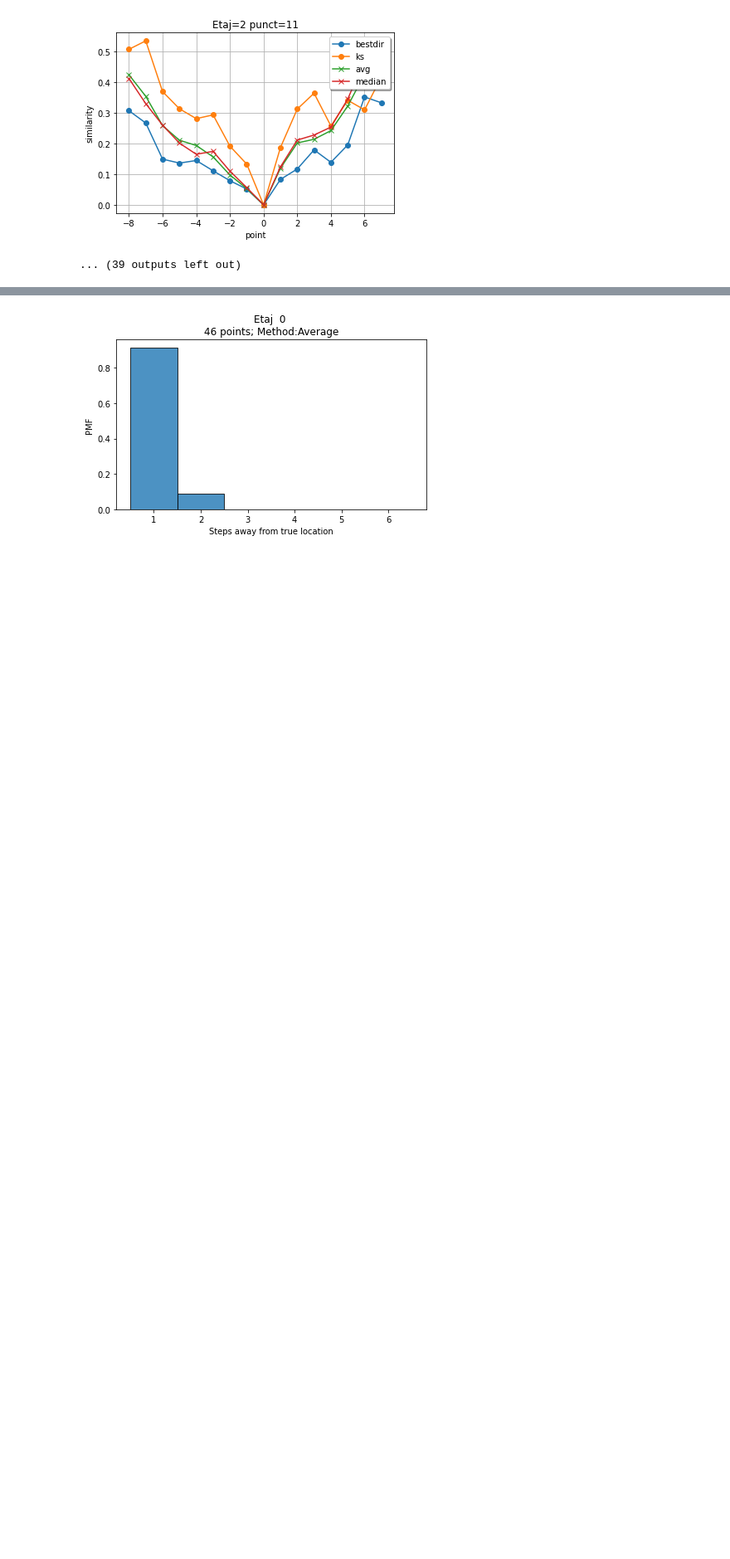
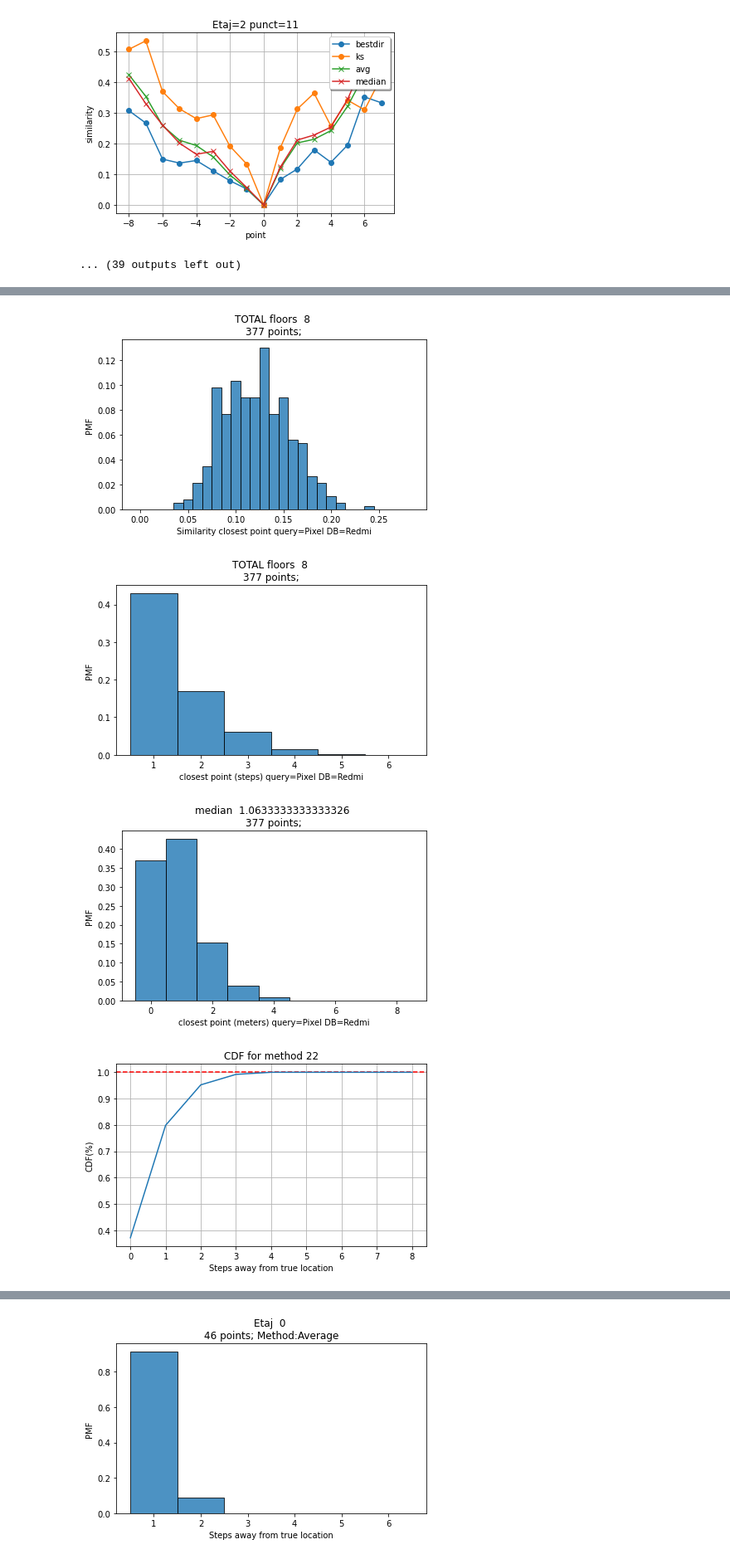
Before and after one commit to documenteinaer/similarity, a Jupyter notebook: similarity-studiu-loc.ipynb, the cells around one changed output, grey strips where cells are left out. Shown at 83% size. Saved outputs shown, nothing was run; the diff lists cells and outputs as text; code cells hidden in the pictures; blank space fills up the shorter version.

Commit message:
pixel vs redmi

```diff
--- a/similarity-studiu-loc.ipynb
+++ b/similarity-studiu-loc.ipynb
@@ -13,7 +13,7 @@ from utils import *
 import sys, os, random
 # from compare_locations import compare_locations
 
-datadir = "../data/noproc/"
+datadir = "../data/nowl/"
 # preprocessed already, with
 # %%
 pix_etaje = [
@@ -161,6 +167,7 @@ def compare_locations(c1, c2, simil_method = braycurtis,  selection = 'Average')
 # %%
 # visualize points on a floor in relation to their neighbors
 #
+etaje = retaje
 etaj = 2
 npct = len(etaje[etaj])
 r = np.arange(0, npct)
@@ -227,0 +254,15 @@ def test_allvsall(collection, selection='Average'):
+# %%
+#  query = Pixel
+#  DB = redmi
+cl_sim = []
+cl_steps = []
+cl_dist = []
+
+#for e in len(retaje):
+for e in range(0, len(petaje)):
+    for p in range(0, len(petaje[e])):
+        sim, index, d =  test_queryvsall(petaje[e][p], retaje[e], 'Average')
+        print(sim, diff_modulo(p, index, len(petaje[e])), d)
+        cl_sim.append(sim)
+        cl_steps.append(diff_modulo(p, index, len(petaje[e])))
+        cl_dist.append(d)
@@ -227,0 +287,60 @@ def test_allvsall(collection, selection='Average'):
+# %%
+
+b = np.arange(0, 0.3, 0.01) # Bins of histogram - from 1 to 5
+bin_width = b[1] - b[0]
+hist_sim, bins_out = np.histogram(np.array(cl_sim), b, density=False)
+hist_sim = hist_sim / len(cl_sim)
+fig = plt.figure()
+plt.bar(b[:-1], hist_sim, width=bin_width, ec='k', alpha=0.8)
+plt.xlabel("Similarity closest point query=Pixel DB=Redmi")
+plt.ylabel("PMF")
+plt.title("{} {} \n{}{}".format("TOTAL floors ", len(etaje), len(cl_sim), " points;"))
+plt.tight_layout()
+plt.show()
+#    fig.savefig(f"{method}-{len(etaje)}.pdf", bbox_inches='tight')
+#    print("Percentages: ", hist_away)
+
+b = np.arange(1, 8, 1) # Bins of histogram - from 1 to 5
+bin_width = b[1] - b[0]
+hist_sim, bins_out = np.histogram(np.array(cl_steps), b, density=False)
+hist_sim = hist_sim / len(cl_sim)
+fig = plt.figure()
+plt.bar(b[:-1], hist_sim, width=bin_width, ec='k', alpha=0.8)
+plt.xlabel("closest point (steps) query=Pixel DB=Redmi")
+plt.ylabel("PMF")
+plt.title("{} {} \n{}{}".format("TOTAL floors ", len(etaje), len(cl_sim), " points;"))
+plt.tight_layout()
+plt.show()
+#    fig.savefig(f"{method}-{len(etaje)}.pdf", bbox_inches='tight')
+#    print("Percentages: ", hist_away)
+
+
+
+b = np.arange(0, 10, 1) # Bins of histogram - from 1 to 5
+bin_width = b[1] - b[0]
+hist_sim, bins_out = np.histogram(np.array(cl_dist), b, density=False)
+hist_sim = hist_sim / len(cl_sim)
+fig = plt.figure()
+plt.bar(b[:-1], hist_sim, width=bin_width, ec='k', alpha=0.8)
+plt.xlabel("closest point (meters) query=Pixel DB=Redmi")
+plt.ylabel("PMF")
+plt.title("{} {} \n{}{}".format("median ", np.median(cl_dist), len(cl_sim), " points;"))
+plt.tight_layout()
+plt.show()
+#    fig.savefig(f"{method}-{len(etaje)}.pdf", bbox_inches='tight')
+#    print("Percentages: ", hist_away)
+
+cdf=np.cumsum(hist_sim)
+plt.axhline(y=1, color='r', linestyle='--')
+plt.xlabel("closest point (meters) query=Pixel DB=Redmi")
+plt.ylabel("CDF(%)")
+plt.title("{}{}".format("CDF for distance error", 22))
+plt.plot(b[:-1], cdf)
+plt.grid(True)
+plt.tight_layout()
+plt.show()
+# %% [output]
+[figure, added]
+[figure, added]
+[figure, added]
+[figure, added]
```
Also changed, not shown: parts of 5 cells of this notebook.
